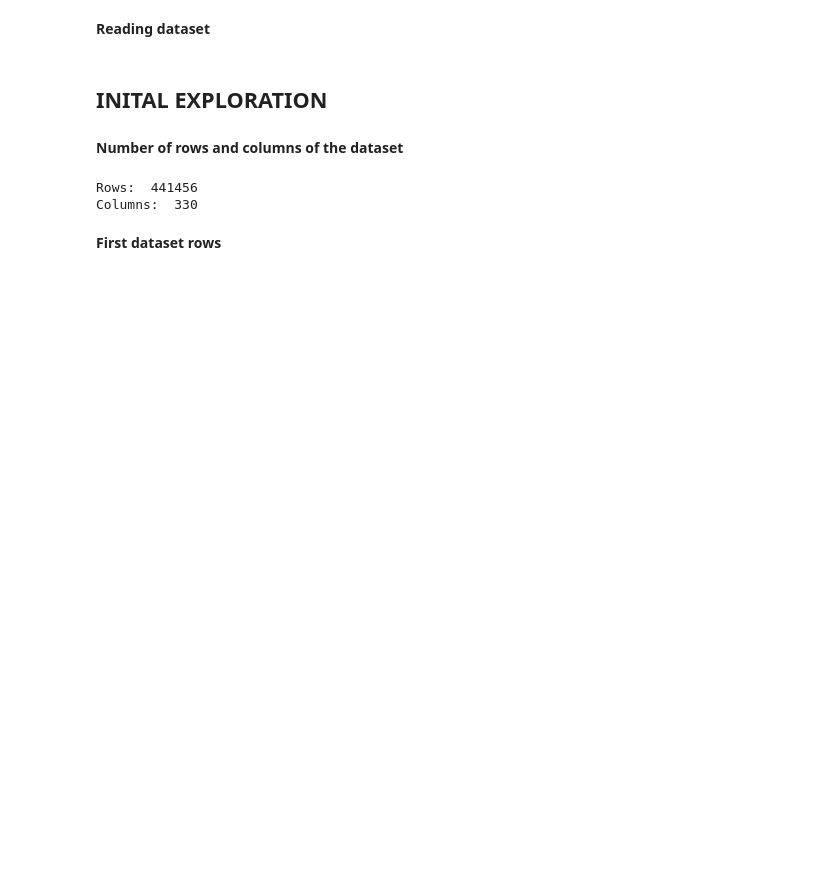
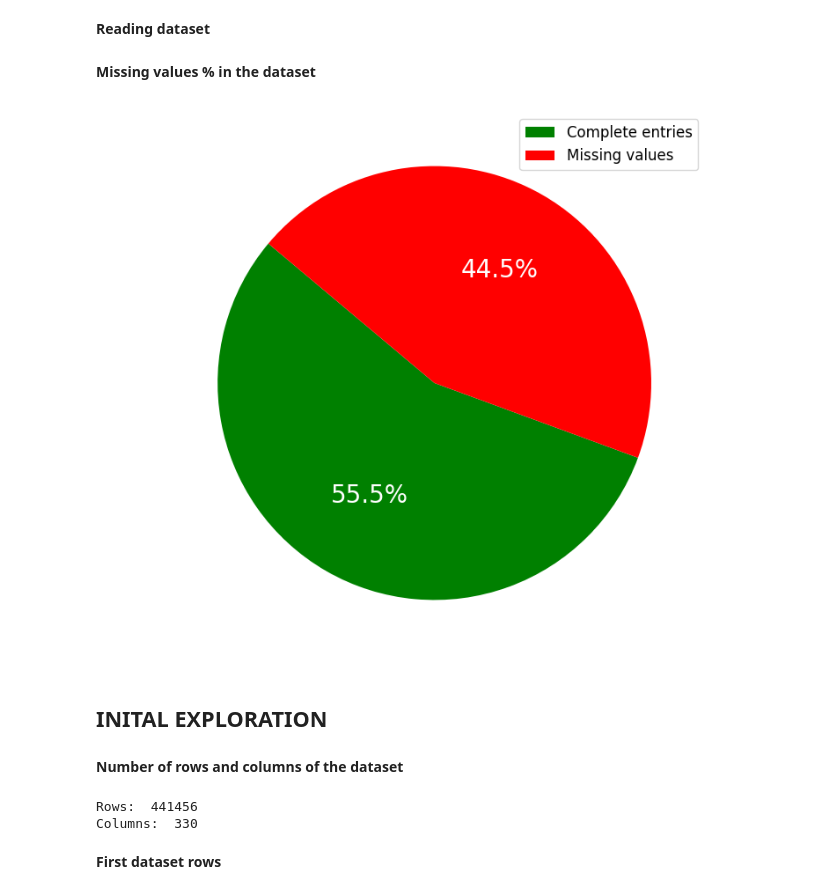
Before and after one commit to carlosla2802/TFG-repo, a Jupyter notebook: tfg_code.ipynb, the cells around one changed output. Saved outputs shown, nothing was run; the diff lists cells and outputs as text; code cells hidden in the pictures; blank space fills up the shorter version.

```diff
--- a/tfg_code.ipynb
+++ b/tfg_code.ipynb
@@ -34,6 +34,29 @@ warnings.filterwarnings('ignore')
 **Reading dataset**
 # %%
 df = pd.read_csv("BRFSS.csv")
+# %% [markdown]
+**Missing values % in the dataset**
+# %%
+# Count the total number of elements in the DataFrame
+total_elements = df.size
+
+# Count the number of NaN elements
+nan_count = df.isna().sum().sum()
+
+# Calculate the number of non-NaN elements
+non_nan_count = total_elements - nan_count
+
+# Create the data for the pie chart
+labels = ['Complete entries', 'Missing values']
+sizes = [non_nan_count, nan_count]
+colors = ['green', 'red']
+
+plt.figure(figsize=(8, 8))
+plt.pie(sizes, labels=labels, colors=colors, autopct='%1.1f%%', startangle=140, textprops={'fontsize': 20, 'color': 'white'})
+plt.legend(labels, loc="best", fontsize=12)
+plt.show()
+# %% [output]
+[figure, added]
 # %% [markdown]
 ## **INITAL EXPLORATION**
 # %% [markdown]
```
Also changed, not shown: parts of 3 cells of this notebook.
